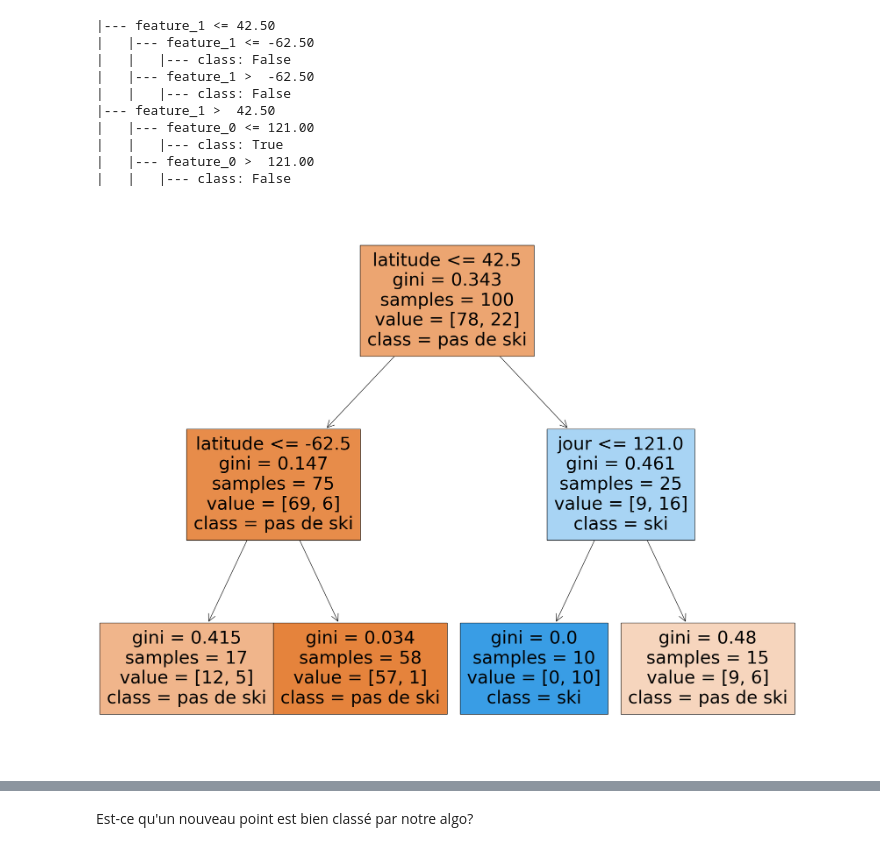
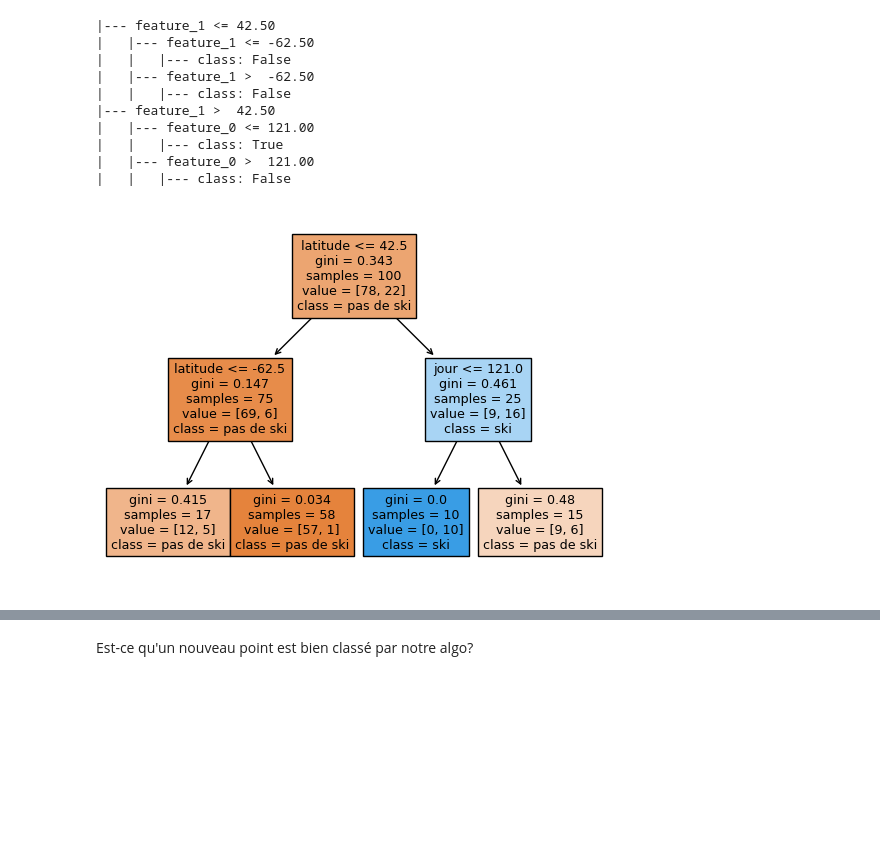
Before and after one commit to neodelphis/initiation-machine-learning, a Jupyter notebook: 11 decision trees.ipynb, the cells around one changed output, grey strips where cells are left out. Cells and saved outputs as stored; diff of their text form; code cells hidden in the pictures; blank space fills up the shorter version.

```diff
--- a/11 decision trees.ipynb
+++ b/11 decision trees.ipynb
@@ -337,11 +337,13 @@ print(text_representation)
 |   |--- feature_0 >  121.00
 |   |   |--- class: False
 # %%
-fig = plt.figure(figsize=(25,20))
+# arbre de hauteur max_depth=2
+
+fig = plt.figure()
 _ = tree.plot_tree(clf,
                    feature_names=['jour', 'latitude'],
                    class_names=['pas de ski', 'ski'],
                    filled=True)
 # %% [output]
-[figure, old version]
+[figure, new version]
 # %%
```
Also changed, not shown: parts of 18 cells of this notebook.
